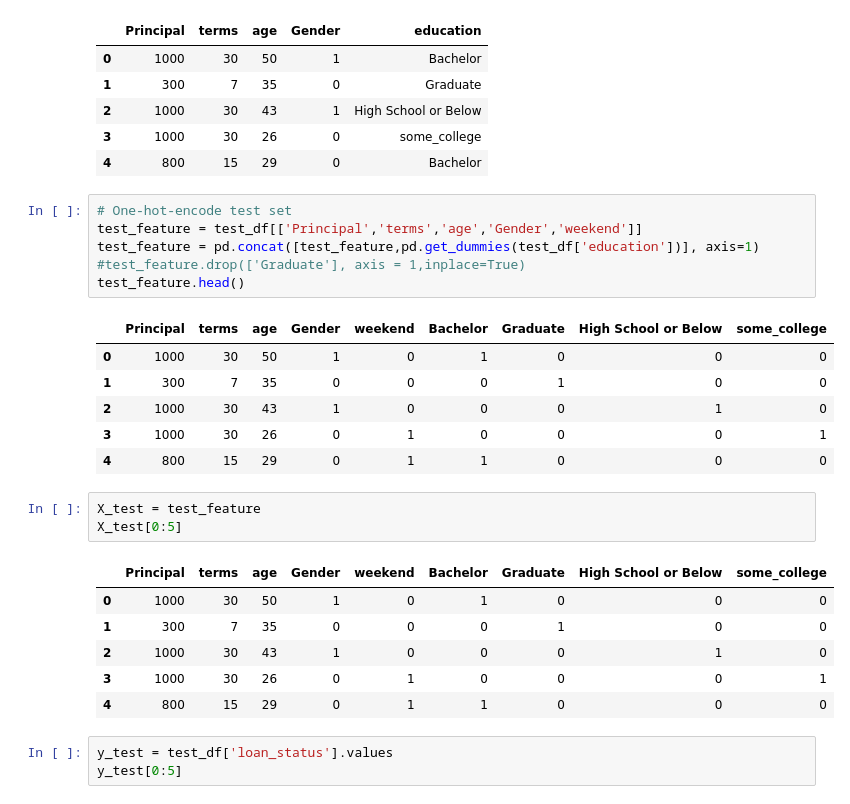
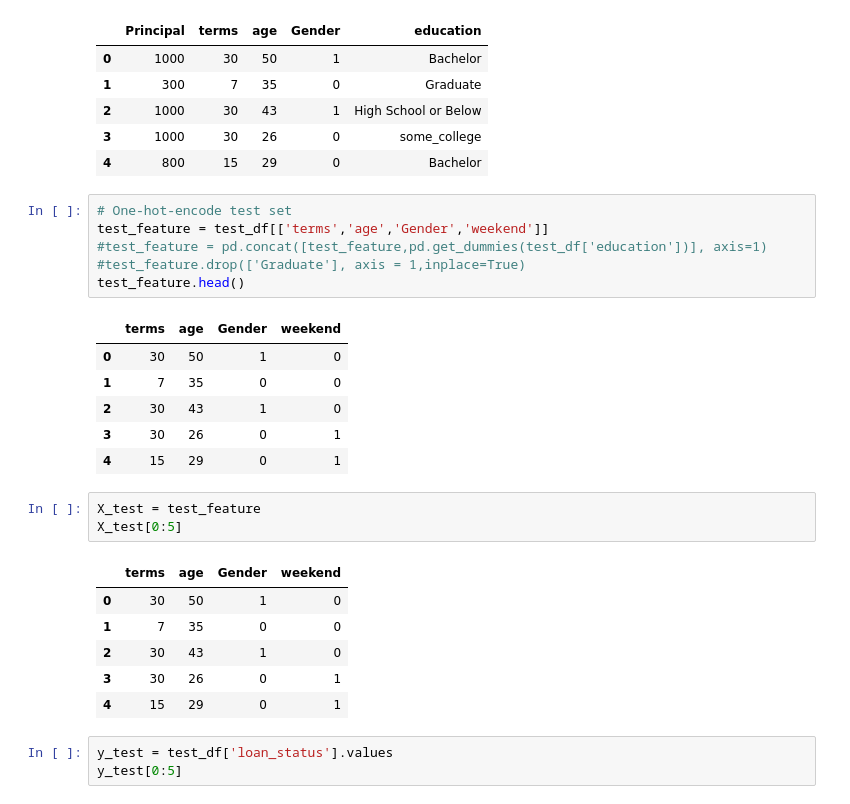
Before and after one commit to carlos-datascientist/loan-classification, a Jupyter notebook: ensemble-models.ipynb, the cells around one changed output. Cells and saved outputs as stored; diff of their text form.

```diff
--- a/ensemble-models.ipynb
+++ b/ensemble-models.ipynb
@@ -483,27 +544,27 @@ test_df[['Principal','terms','age','Gender','education']].head()
 | 4 | 800 | 15 | 29 | 0 | Bachelor |
 # %%
 # One-hot-encode test set
-test_feature = test_df[['Principal','terms','age','Gender','weekend']]
-test_feature = pd.concat([test_feature,pd.get_dummies(test_df['education'])], axis=1)
+test_feature = test_df[['terms','age','Gender','weekend']]
+#test_feature = pd.concat([test_feature,pd.get_dummies(test_df['education'])], axis=1)
 #test_feature.drop(['Graduate'], axis = 1,inplace=True)
 test_feature.head()
 # %% [output]
-|  | Principal | terms | age | Gender | weekend | Bachelor | Graduate | High School or Below | some_college |
-| 0 | 1000 | 30 | 50 | 1 | 0 | 1 | 0 | 0 | 0 |
-| 1 | 300 | 7 | 35 | 0 | 0 | 0 | 1 | 0 | 0 |
-| 2 | 1000 | 30 | 43 | 1 | 0 | 0 | 0 | 1 | 0 |
-| 3 | 1000 | 30 | 26 | 0 | 1 | 0 | 0 | 0 | 1 |
-| 4 | 800 | 15 | 29 | 0 | 1 | 1 | 0 | 0 | 0 |
+|  | terms | age | Gender | weekend |
+| 0 | 30 | 50 | 1 | 0 |
+| 1 | 7 | 35 | 0 | 0 |
+| 2 | 30 | 43 | 1 | 0 |
+| 3 | 30 | 26 | 0 | 1 |
+| 4 | 15 | 29 | 0 | 1 |
 # %%
 X_test = test_feature
 X_test[0:5]
 # %% [output]
-|  | Principal | terms | age | Gender | weekend | Bachelor | Graduate | High School or Below | some_college |
-| 0 | 1000 | 30 | 50 | 1 | 0 | 1 | 0 | 0 | 0 |
-| 1 | 300 | 7 | 35 | 0 | 0 | 0 | 1 | 0 | 0 |
-| 2 | 1000 | 30 | 43 | 1 | 0 | 0 | 0 | 1 | 0 |
-| 3 | 1000 | 30 | 26 | 0 | 1 | 0 | 0 | 0 | 1 |
-| 4 | 800 | 15 | 29 | 0 | 1 | 1 | 0 | 0 | 0 |
+|  | terms | age | Gender | weekend |
+| 0 | 30 | 50 | 1 | 0 |
+| 1 | 7 | 35 | 0 | 0 |
+| 2 | 30 | 43 | 1 | 0 |
+| 3 | 30 | 26 | 0 | 1 |
+| 4 | 15 | 29 | 0 | 1 |
 # %%
 y_test = test_df['loan_status'].values
 y_test[0:5]
```
Also changed, not shown: parts of 34 cells of this notebook.
